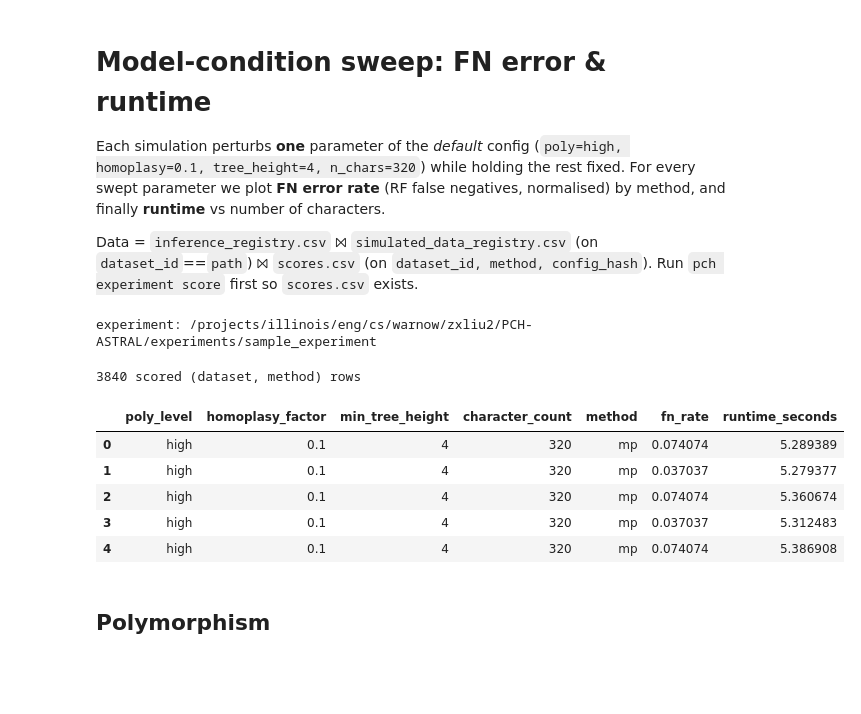
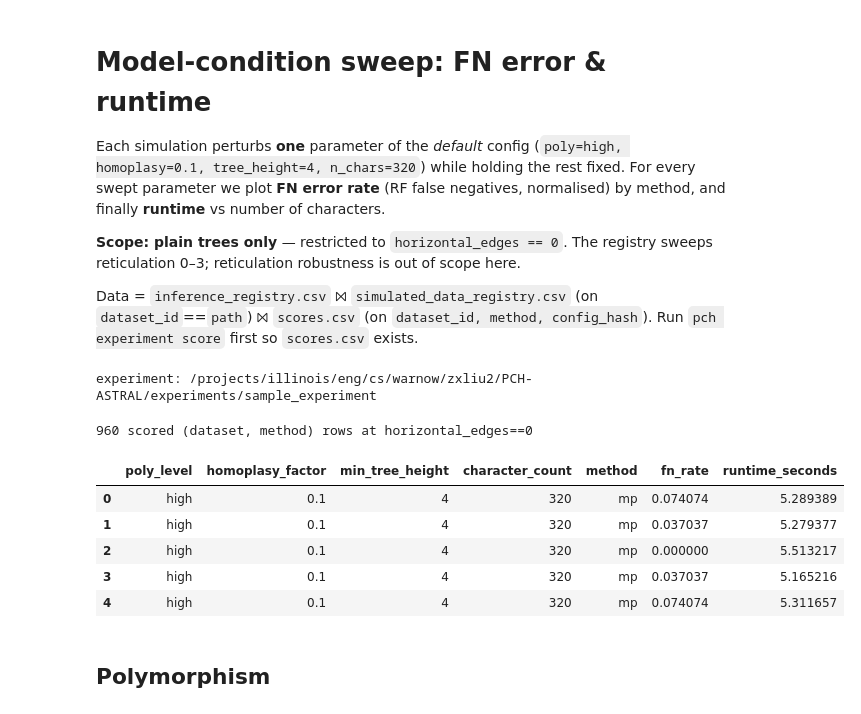
Before and after one commit to xSeanliux/PCH-ASTRAL, a Jupyter notebook: scripts/pynb/model_condition_sweep.ipynb, the cells around one changed output. Saved outputs shown, nothing was run; the diff lists cells and outputs as text; code cells hidden in the pictures; blank space fills up the shorter version.

```diff
--- a/scripts/pynb/model_condition_sweep.ipynb
+++ b/scripts/pynb/model_condition_sweep.ipynb
@@ -6,6 +6,9 @@ Each simulation perturbs **one** parameter of the *default* config
 For every swept parameter we plot **FN error rate** (RF false negatives, normalised)
 by method, and finally **runtime** vs number of characters.
 
+**Scope: plain trees only** — restricted to `horizontal_edges == 0`. The registry
+sweeps reticulation 0–3; reticulation robustness is out of scope here.
+
 Data = `inference_registry.csv` ⨝ `simulated_data_registry.csv` (on `dataset_id`==`path`)
 ⨝ `scores.csv` (on `dataset_id, method, config_hash`). Run `pch experiment score` first
 so `scores.csv` exists.
@@ -29,28 +32,34 @@ experiment: /projects/illinois/eng/cs/warnow/zxliu2/PCH-ASTRAL/experiments/sampl
 # %%
 inf = pd.read_csv(EXP / "inference_data" / "inference_registry.csv")
 sim = pd.read_csv(EXP / "simulation_data" / "simulated_data_registry.csv")
 scores = pd.read_csv(EXP / "inference_data" / "scores.csv")
 
 # The sim registry double-lists the default (high_0.1_4_320) datasets as exact
 # duplicate rows, and that duplication propagated into scores.csv too. Drop the
 # dupes on both so the joins don't double-count that condition.
 sim = sim.drop_duplicates(subset="path")
 scores = scores.drop_duplicates(subset=["dataset_id", "method", "config_hash"])
 
 df = (inf.merge(sim, left_on="dataset_id", right_on="path")
          .merge(scores, on=["dataset_id", "method", "config_hash"]))
+
+# Restrict to plain trees (no reticulation). horizontal_edges sweeps 0..3 in the
+# registry; this analysis is tree-only, so hold it at 0 explicitly rather than
+# silently averaging over reticulate networks.
+df = df[df["horizontal_edges"] == 0].reset_index(drop=True)
+
 df["FN error rate (%)"] = df["fn_rate"] * 100
-print(f"{len(df)} scored (dataset, method) rows")
+print(f"{len(df)} scored (dataset, method) rows at horizontal_edges==0")
 df[["poly_level", "homoplasy_factor", "min_tree_height",
     "character_count", "method", "fn_rate", "runtime_seconds"]].head()
 # %% [output]
-3840 scored (dataset, method) rows
+960 scored (dataset, method) rows at horizontal_edges==0
 |  | poly_level | homoplasy_factor | min_tree_height | character_count | method | fn_rate | runtime_seconds |
 | 0 | high | 0.1 | 4 | 320 | mp | 0.074074 | 5.289389 |
 | 1 | high | 0.1 | 4 | 320 | mp | 0.037037 | 5.279377 |
-| 2 | high | 0.1 | 4 | 320 | mp | 0.074074 | 5.360674 |
-| 3 | high | 0.1 | 4 | 320 | mp | 0.037037 | 5.312483 |
-| 4 | high | 0.1 | 4 | 320 | mp | 0.074074 | 5.386908 |
+| 2 | high | 0.1 | 4 | 320 | mp | 0.000000 | 5.513217 |
+| 3 | high | 0.1 | 4 | 320 | mp | 0.037037 | 5.165216 |
+| 4 | high | 0.1 | 4 | 320 | mp | 0.074074 | 5.311657 |
 # %%
 # Display names / orderings. "mid" polymorphism is a valid level but not swept.
 DEFAULTS = {"poly_level": "high", "homoplasy_factor": 0.1,
```
Also changed, not shown: parts of 6 cells of this notebook, 3 other files.
